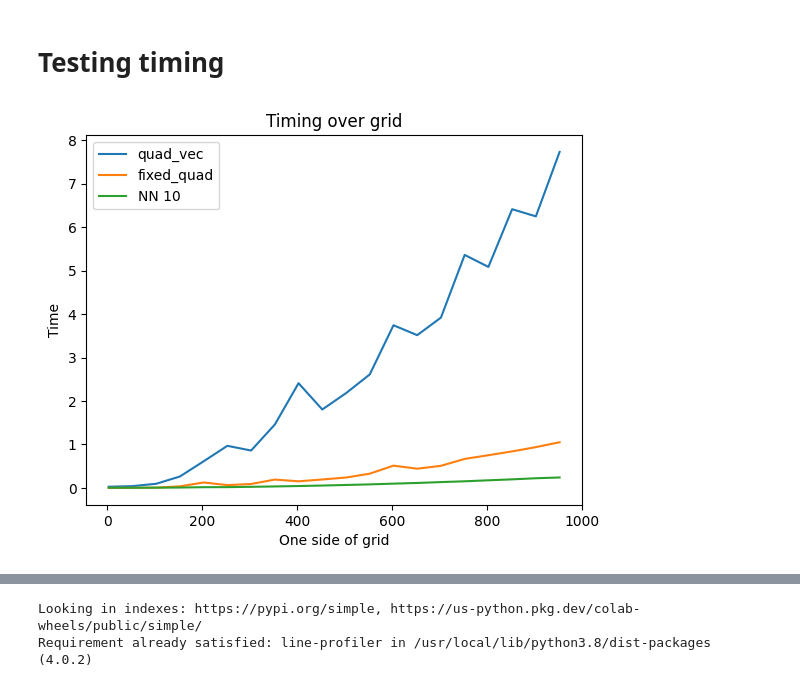
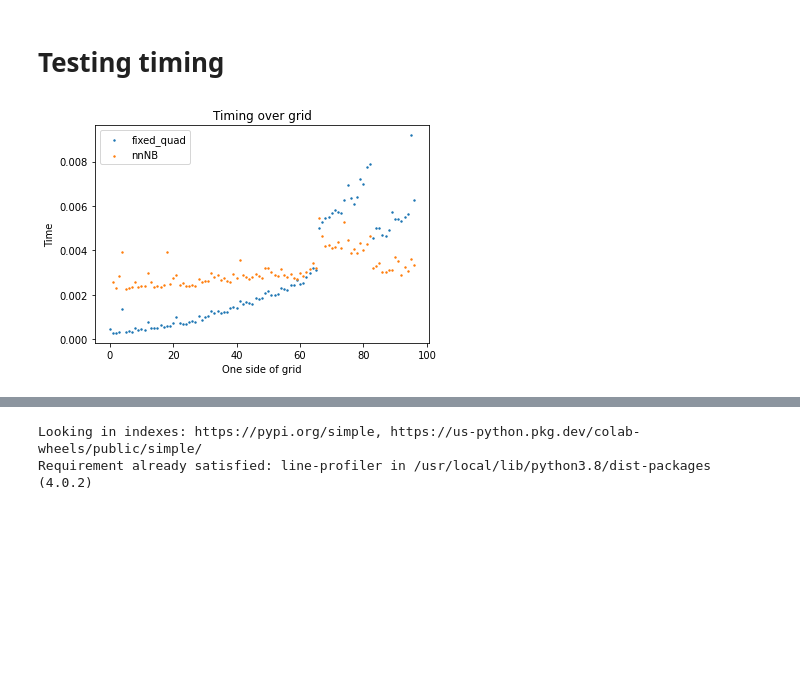
Before and after one commit to mtcarilli/monod, a Jupyter notebook: nn_integration.ipynb, the cells around one changed output, grey strips where cells are left out. Saved outputs shown, nothing was run; the diff lists cells and outputs as text; code cells hidden in the pictures; blank space fills up the shorter version.

```diff
--- a/nn_integration.ipynb
+++ b/nn_integration.ipynb
@@ -33,2 +26,7 @@ gamma = 10**p[2]
+# %%
+b = 10
+beta = 1.4
+gamma = 0.5
+p = np.log10(np.asarray([b,beta,gamma]))
 # %%
 limits = [500,500]
@@ -222,13 +265,13 @@ import time
 
 model_fq = monod.cme_toolbox.CMEModel('Bursty','None')
 model_qv = monod.cme_toolbox.CMEModel('Bursty','None',quad_method = 'quad_vec')
-model_nn_10 = monod.cme_toolbox.CMEModel('Bursty','None',quad_method = 'nn_10')
+model_nn = monod.cme_toolbox.CMEModel('Bursty','None',quad_method = 'nn')
 # %%
-limits = [[i,i+1] for i in range(3,1000,50)]
+limits = [[i,i+1] for i in range(3,100)]
 
 quad_vec = np.ones(len(limits))
 fq = np.ones(len(limits))
-nn_10 = np.ones(len(limits))
+nn = np.ones(len(limits))
 # nn_10 = np.ones(len(limits))
 # %%
 for i,lm in enumerate(limits):
@@ -256,23 +299,23 @@ for i,lm in enumerate(limits):
 
         # nnNB NEW approximation
     t1 = time.time()
-    y_nn_10 = model_nn.eval_model_pss(p,lm)
+    y_nn = model_nn.eval_model_pss(p,lm)
     t2 = time.time()
-    nn_10[i] = t2-t1
+    nn[i] = t2-t1
 # %%
-x = range(3,1000,50)
+x = np.arange(len(limits))
 
-plt.plot(x,quad_vec,label='quad_vec')
-plt.plot(x,fq,label='fixed_quad')
-plt.plot(x,nn_10,label='NN 10')
-# plt.scatter(x[1:],nn[1:],label='nnNB',s=2)
+#plt.scatter(x,quad_vec,label='quad_vec',s=2)
+plt.scatter(x,fq,label='fixed_quad',s=2)
+# plt.scatter(x,nn_10,label='NN 10',s=2)
+plt.scatter(x[1:],nn[1:],label='nnNB',s=2)
 # plt.scatter(x,nn_GCCP,label='nnNB OLD',s=2)
 
 plt.ylabel('Time')
 plt.xlabel('One side of grid')
 plt.title('Timing over grid')
 # plt.xlim(0,100)
 # plt.ylim(0,0.02)
 plt.legend();
 # %% [output]
-[figure, old version]
+[figure, new version]
```
Also changed, not shown: parts of 26 cells of this notebook.
